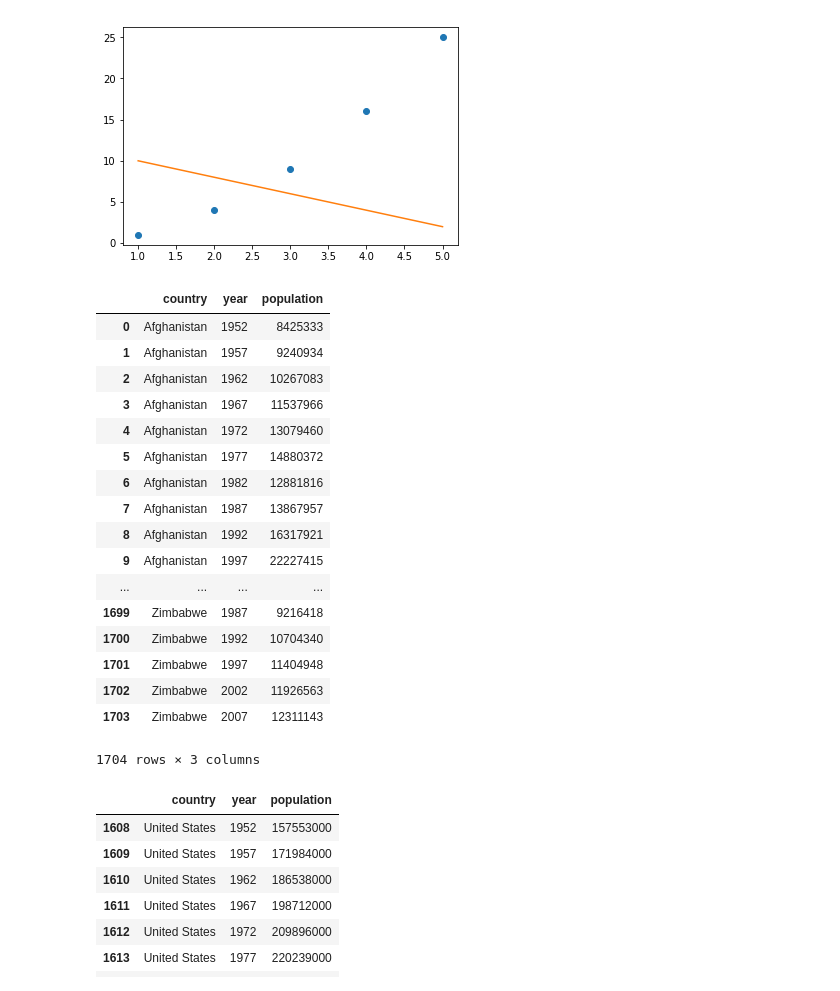
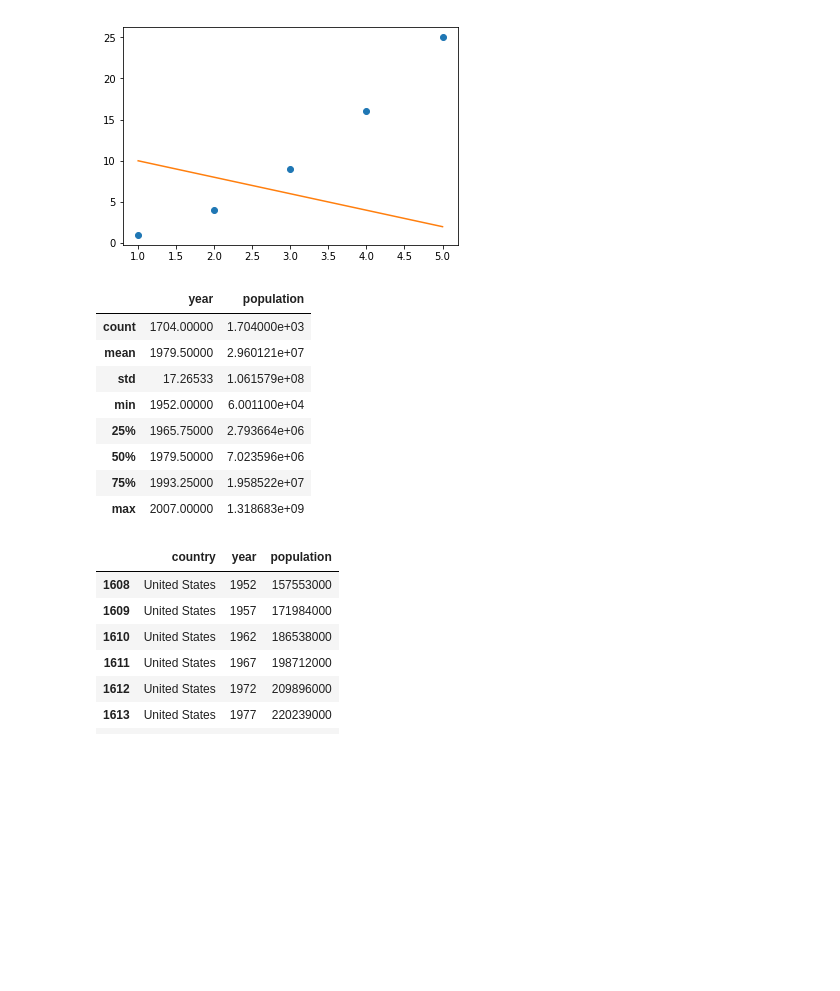
Before and after one commit to shengpeng319/PYTHONSTUDY_DATASET, a Jupyter notebook: data+visualization+with+python.ipynb, the cells around one changed output. Saved outputs shown, nothing was run; the diff lists cells and outputs as text; code cells hidden in the pictures; blank space fills up the shorter version.

```diff
--- a/data+visualization+with+python.ipynb
+++ b/data+visualization+with+python.ipynb
@@ -43,26 +55,17 @@ plt.show()
 # %%
 data = pd.read_csv('countries.csv')
 # %%
-data
+data.describe()
 # %% [output]
-|  | country | year | population |
-| 0 | Afghanistan | 1952 | 8425333 |
-| 1 | Afghanistan | 1957 | 9240934 |
-| 2 | Afghanistan | 1962 | 10267083 |
-| 3 | Afghanistan | 1967 | 11537966 |
-| 4 | Afghanistan | 1972 | 13079460 |
-| 5 | Afghanistan | 1977 | 14880372 |
-| 6 | Afghanistan | 1982 | 12881816 |
-| 7 | Afghanistan | 1987 | 13867957 |
-| 8 | Afghanistan | 1992 | 16317921 |
-| 9 | Afghanistan | 1997 | 22227415 |
-| ... | ... | ... | ... |
-| 1699 | Zimbabwe | 1987 | 9216418 |
-| 1700 | Zimbabwe | 1992 | 10704340 |
-| 1701 | Zimbabwe | 1997 | 11404948 |
-| 1702 | Zimbabwe | 2002 | 11926563 |
-| 1703 | Zimbabwe | 2007 | 12311143 |
+|  | year | population |
+| count | 1704.00000 | 1.704000e+03 |
+| mean | 1979.50000 | 2.960121e+07 |
+| std | 17.26533 | 1.061579e+08 |
+| min | 1952.00000 | 6.001100e+04 |
+| 25% | 1965.75000 | 2.793664e+06 |
+| 50% | 1979.50000 | 7.023596e+06 |
+| 75% | 1993.25000 | 1.958522e+07 |
+| max | 2007.00000 | 1.318683e+09 |
-1704 rows × 3 columns
 # %%
 # Compare the population growth in the US and China
 # %%
```
Also changed, not shown: parts of 13 cells of this notebook, 4 other files.
